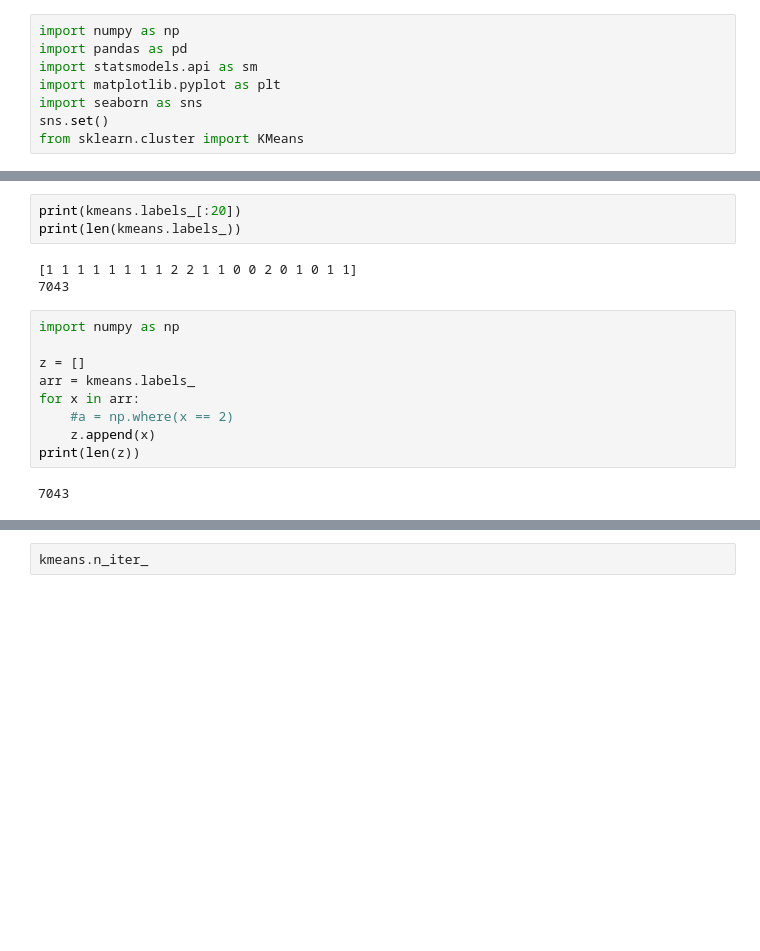
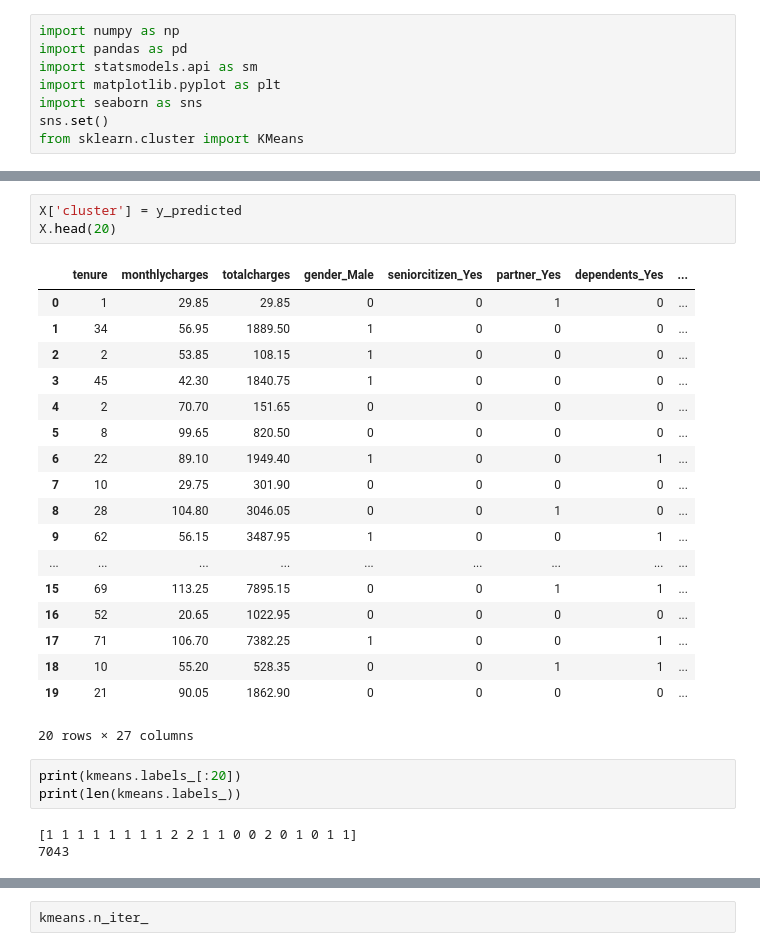
Before and after one commit to KristofVandewynckel/Telecom_Churn, a Jupyter notebook: K_means_clustering.ipynb, the cells around one changed output, grey strips where cells are left out. Saved outputs shown, nothing was run; the diff lists cells and outputs as text; blank space fills up the shorter version.

```diff
--- a/K_means_clustering.ipynb
+++ b/K_means_clustering.ipynb
@@ -33,20 +49,31 @@ kmeans = KMeans(n_clusters=3, init='k-means++', random_state=0).fit(df)
+# %%
+X['cluster'] = y_predicted
+X.head(20)
+# %% [output]
+|  | tenure | monthlycharges | totalcharges | gender_Male | seniorcitizen_Yes | partner_Yes | dependents_Yes | ... |
+| 0 | 1 | 29.85 | 29.85 | 0 | 0 | 1 | 0 | ... |
+| 1 | 34 | 56.95 | 1889.50 | 1 | 0 | 0 | 0 | ... |
+| 2 | 2 | 53.85 | 108.15 | 1 | 0 | 0 | 0 | ... |
+| 3 | 45 | 42.30 | 1840.75 | 1 | 0 | 0 | 0 | ... |
+| 4 | 2 | 70.70 | 151.65 | 0 | 0 | 0 | 0 | ... |
+| 5 | 8 | 99.65 | 820.50 | 0 | 0 | 0 | 0 | ... |
+| 6 | 22 | 89.10 | 1949.40 | 1 | 0 | 0 | 1 | ... |
+| 7 | 10 | 29.75 | 301.90 | 0 | 0 | 0 | 0 | ... |
+| 8 | 28 | 104.80 | 3046.05 | 0 | 0 | 1 | 0 | ... |
+| 9 | 62 | 56.15 | 3487.95 | 1 | 0 | 0 | 1 | ... |
+| ... | ... | ... | ... | ... | ... | ... | ... | ... |
+| 15 | 69 | 113.25 | 7895.15 | 0 | 0 | 1 | 1 | ... |
+| 16 | 52 | 20.65 | 1022.95 | 0 | 0 | 0 | 0 | ... |
+| 17 | 71 | 106.70 | 7382.25 | 1 | 0 | 0 | 1 | ... |
+| 18 | 10 | 55.20 | 528.35 | 0 | 0 | 1 | 1 | ... |
+| 19 | 21 | 90.05 | 1862.90 | 0 | 0 | 0 | 0 | ... |
+20 rows × 27 columns
 # %%
 print(kmeans.labels_[:20])
 print(len(kmeans.labels_))
 # %% [output]
 [1 1 1 1 1 1 1 1 2 2 1 1 0 0 2 0 1 0 1 1]
 7043
-# %%
-import numpy as np
-
-z = []
-arr = kmeans.labels_
-for x in arr:
-    #a = np.where(x == 2)
-    z.append(x)
-print(len(z))
-# %% [output]
-7043
 # %%
 kmeans.cluster_centers_
 # %% [output]
```
Also changed, not shown: parts of 14 cells of this notebook, 1 other file.
